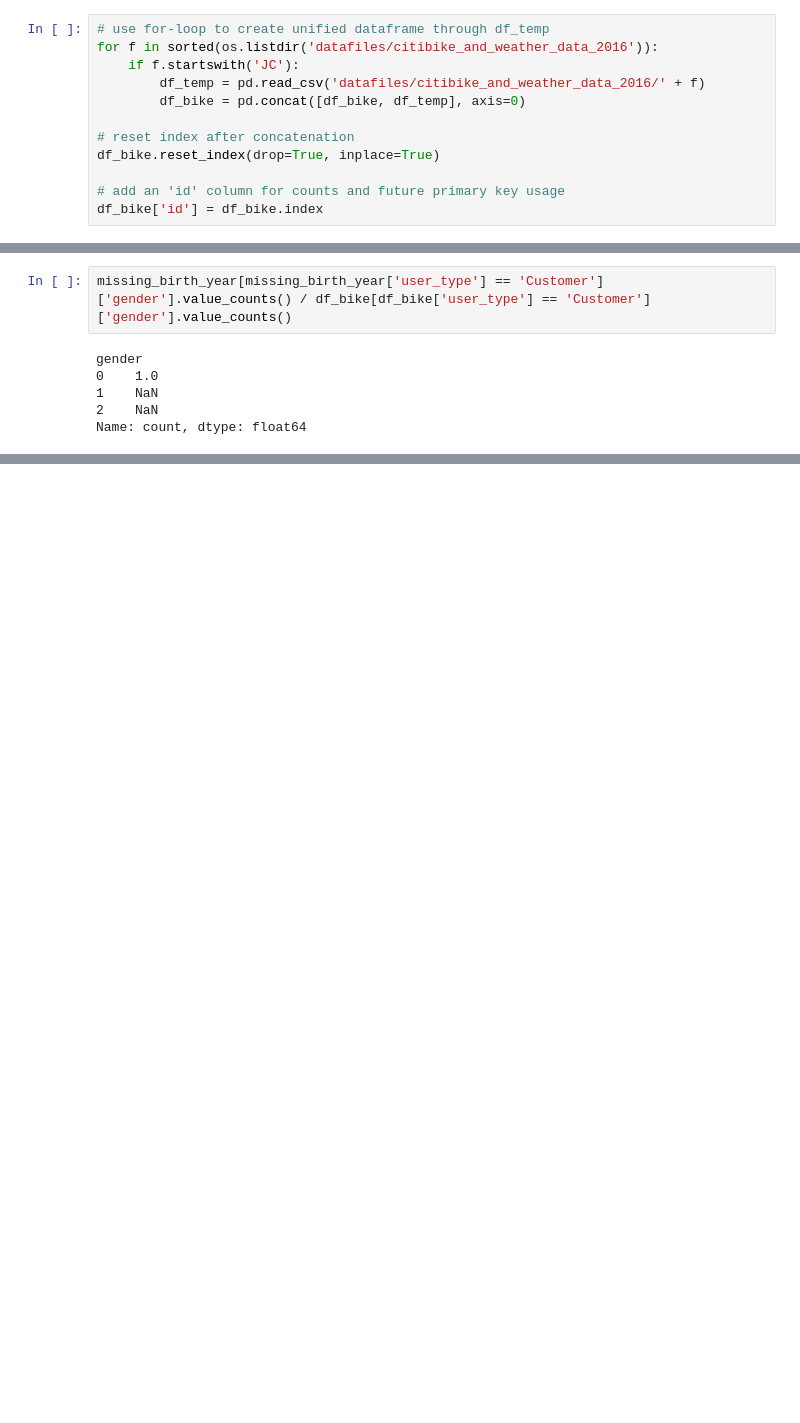
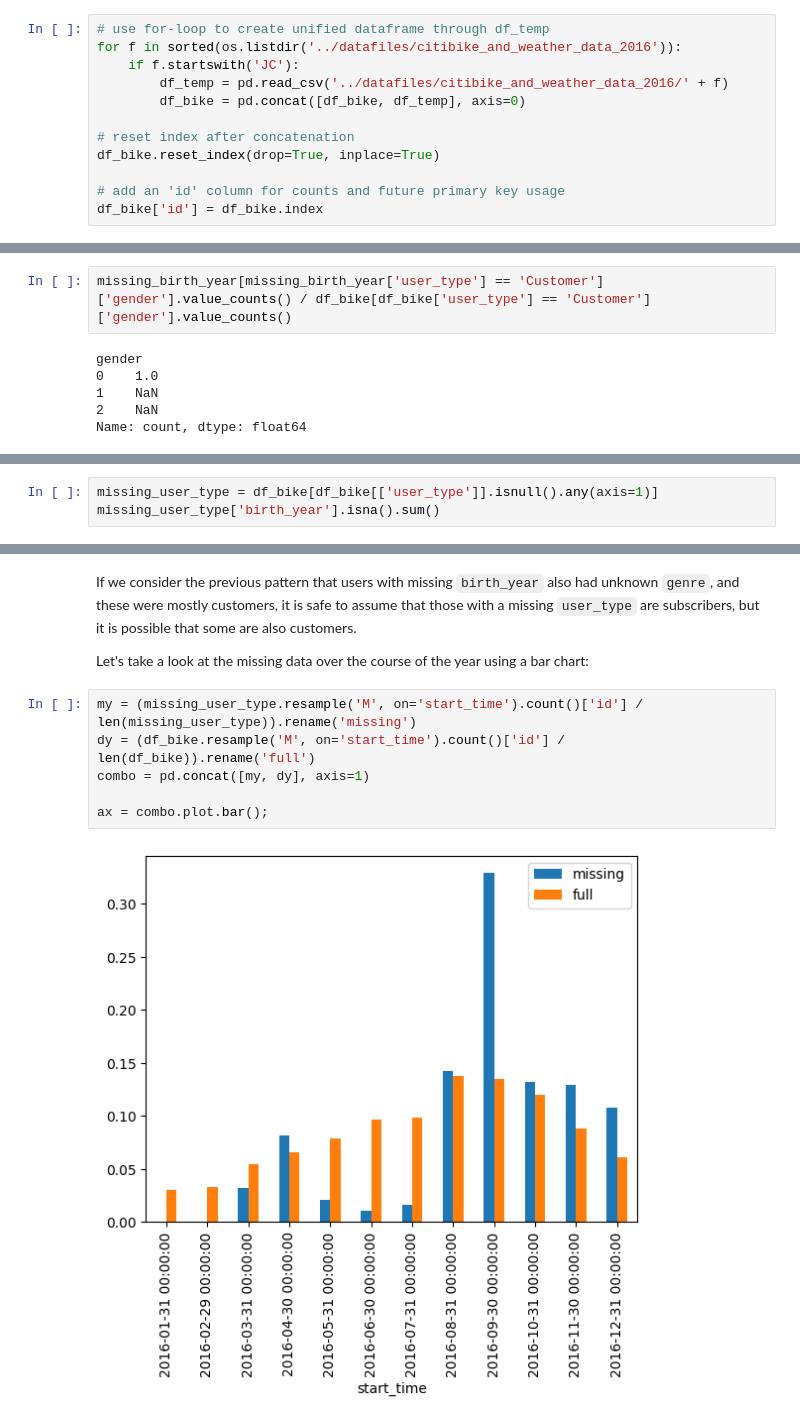
Before and after one commit to father-tom/Projects, a Jupyter notebook: Notebooks/CitiBike Rental Data Project.ipynb, the cells around one changed output, grey strips where cells are left out. Cells and saved outputs as stored; diff of their text form; blank space fills up the shorter version.

Commit message:
analysis of user_type and further cleaning

```diff
--- a/Notebooks/CitiBike Rental Data Project.ipynb
+++ b/Notebooks/CitiBike Rental Data Project.ipynb
@@ -17,9 +17,9 @@ Next, we will be loading the monthly datasets for Citi Bike and concatenate them
 df_bike = pd.DataFrame()
 # %%
 # use for-loop to create unified dataframe through df_temp
-for f in sorted(os.listdir('datafiles/citibike_and_weather_data_2016')):
+for f in sorted(os.listdir('../datafiles/citibike_and_weather_data_2016')):
     if f.startswith('JC'):
-        df_temp = pd.read_csv('datafiles/citibike_and_weather_data_2016/' + f)
+        df_temp = pd.read_csv('../datafiles/citibike_and_weather_data_2016/' + f)
         df_bike = pd.concat([df_bike, df_temp], axis=0)
 
 # reset index after concatenation
@@ -253,0 +266,3 @@ Notice that:
+# %%
+missing_user_type = df_bike[df_bike[['user_type']].isnull().any(axis=1)]
+missing_user_type['birth_year'].isna().sum()
@@ -253,0 +278,12 @@ Notice that:
+# %% [markdown]
+If we consider the previous pattern that users with missing `birth_year` also had unknown `genre`, and these were mostly customers, it is safe to assume that those with a missing `user_type` are subscribers, but it is possible that some are also customers.
+
+Let's take a look at the missing data over the course of the year using a bar chart:
+# %%
+my = (missing_user_type.resample('M', on='start_time').count()['id'] / len(missing_user_type)).rename('missing')
+dy = (df_bike.resample('M', on='start_time').count()['id'] / len(df_bike)).rename('full')
+combo = pd.concat([my, dy], axis=1)
+
+ax = combo.plot.bar();
+# %% [output]
+[figure, added]
```
Also changed, not shown: parts of 7 cells of this notebook.
